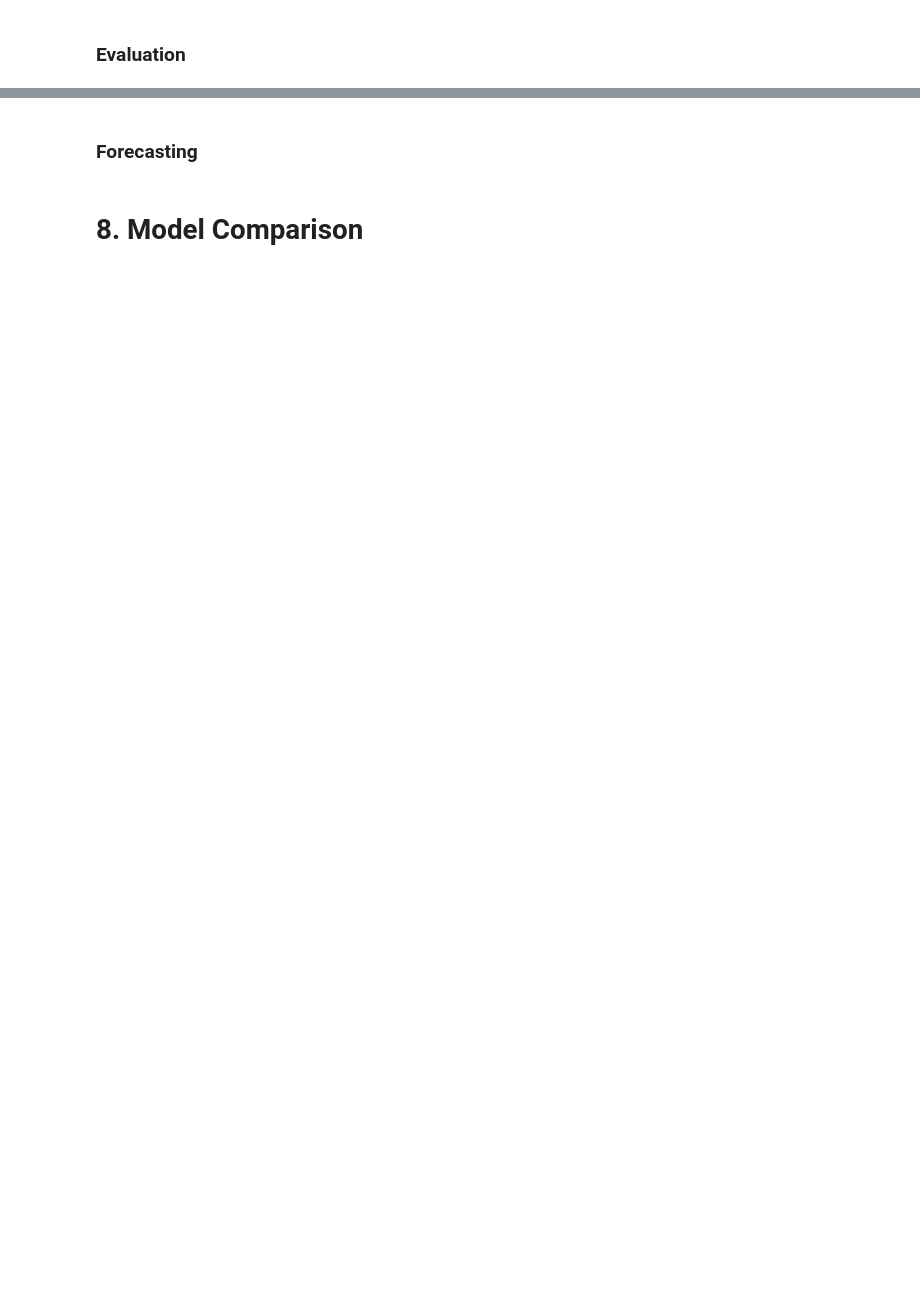
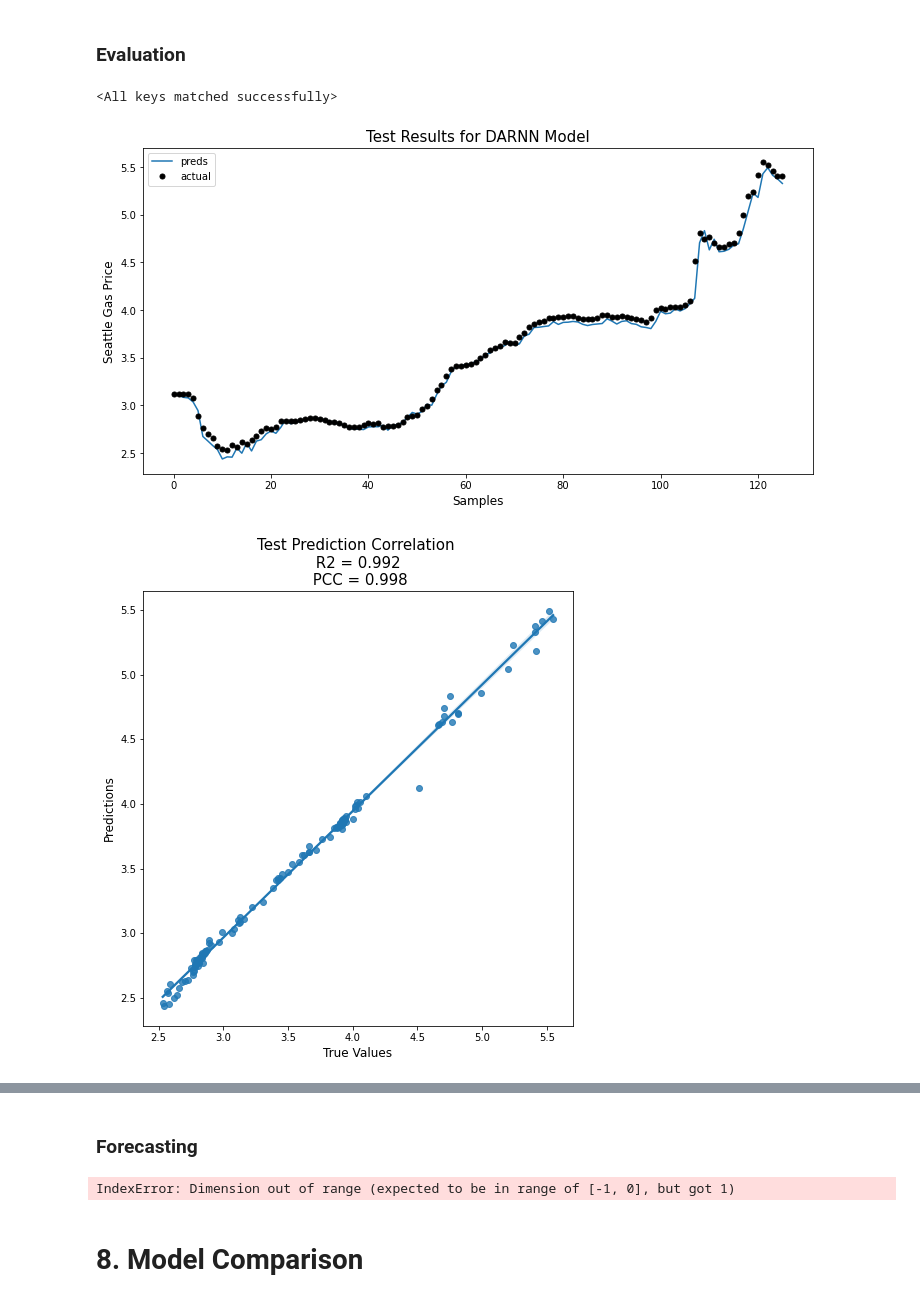
Before and after one commit to chrisprasanna/Predicting_Seattle_Gas_Prices_with_ML, a Jupyter notebook: Natural_Gas_Stock_Forecast-v5.ipynb, the cells around one changed output, grey strips where cells are left out. Drawn from its saved outputs; the diff is of its cells as text; code cells hidden in the pictures; blank space fills up the shorter version.

```diff
--- a/Natural_Gas_Stock_Forecast-v5.ipynb
+++ b/Natural_Gas_Stock_Forecast-v5.ipynb
@@ -1374,19 +1416,14 @@ NameError: name 'config' is not defined
 # %% [markdown]
 ### Evaluation
 # %%
-darnn.load_state_dict(torch.load("darnn.pt"))
+darnn.load_state_dict(torch.load(f"{model_name}.pt"))
+# %% [output]
+<All keys matched successfully>
 # %%
-with torch.no_grad():
-    mse_val = 0
-    preds = []
-    true = []
-    for batch_x, batch_y_h, batch_y in data_test_loader:
-        batch_x = batch_x.to(device)
-        batch_y = batch_y.to(device)
-        batch_y_h = batch_y_h.to(device)
-        output = darnn(batch_x, batch_y_h)
-        preds.append(output.detach().cpu().numpy())
-        true.append(batch_y.detach().cpu().numpy())
-        mse_val += loss(torch.squeeze(output), batch_y).item()*batch_x.shape[0]
-preds = np.concatenate(preds)
-true = np.concatenate(true)
+darnn_mse, darnn_mae, darnn_r2, darnn_pcc, darnn_preds, darnn_true = nn_eval(model=darnn,
+                                                                             model_name='darnn',
+                                                                             data_test_loader=data_test_loader,
+                                                                             target_scaler=target_scaler)
+# %% [output]
+[figure, added]
+[figure, added]
@@ -1404,4 +1431,20 @@ plt.show()
 # %% [markdown]
 ### Forecasting
+# %%
+nn_forecast(model = darnn,
+            model_name = 'darnn',
+            x = X_,
+            y_hist = y_,
+            timesteps = timesteps,
+            n_timeseries = n_timeseries,
+            true = darnn_true,
+            preds = darnn_preds,
+            x_scaler = x_scaler,
+            y_his_scaler = y_his_scaler,
+            target_scaler = target_scaler,
+            plot_range=10
+           )
+# %% [output]
+IndexError: Dimension out of range (expected to be in range of [-1, 0], but got 1)
 # %% [markdown]
 # 8. Model Comparison
```
Also changed, not shown: parts of 13 cells of this notebook.
